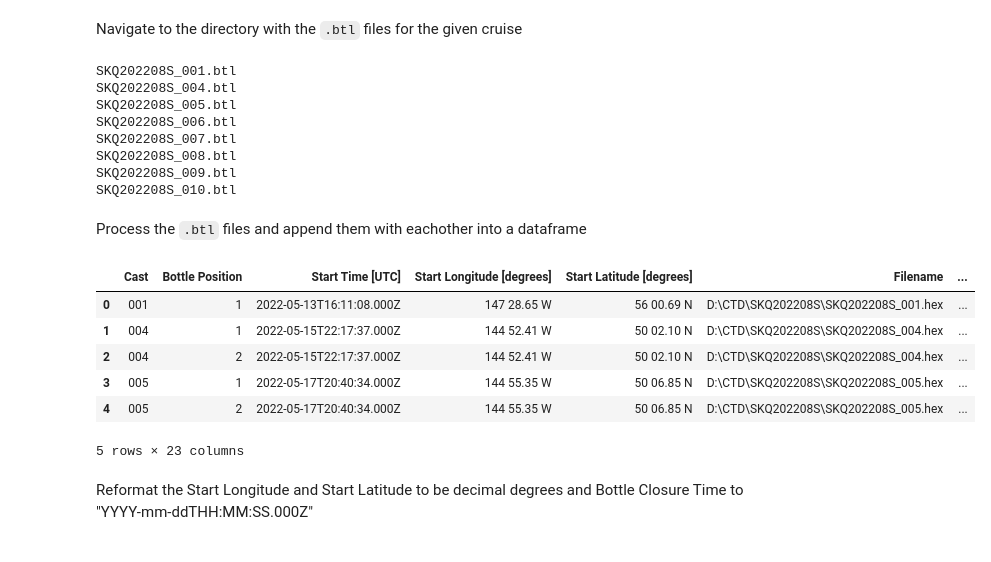
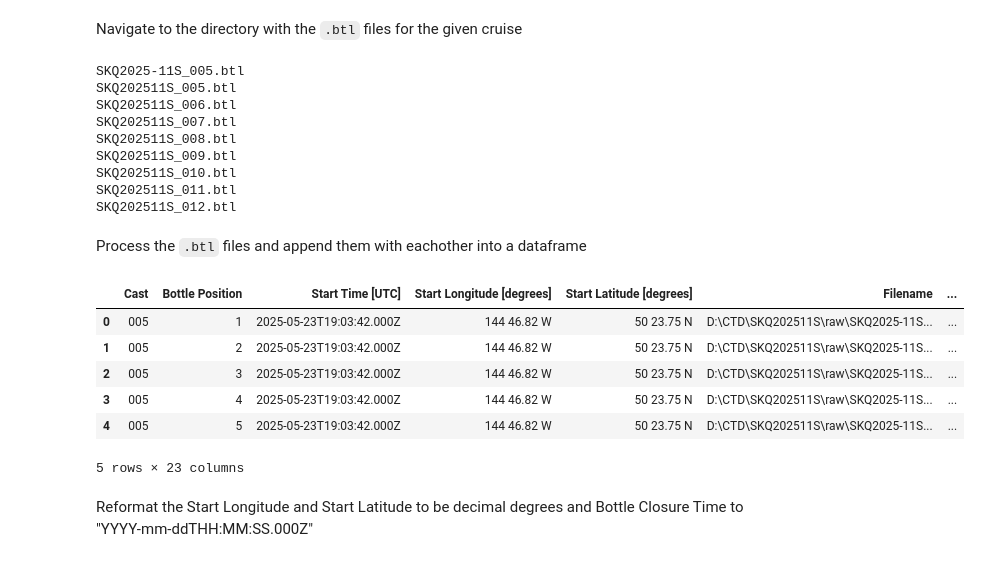
Before and after one commit to WHOIGit/ooicgsn-data-tools, a Jupyter notebook: discrete_summary_checker/example/Bottle_Processing.ipynb, the cells around one changed output. Cells and saved outputs as stored; diff of their text form; code cells hidden in the pictures.

````diff
--- a/discrete_summary_checker/example/Bottle_Processing.ipynb
+++ b/discrete_summary_checker/example/Bottle_Processing.ipynb
@@ -44,7 +44,7 @@ class Cast():
         hdr = {}
         for line in header:
             if 'nmea utc' in line.lower():
-                start_time = pd.to_datetime(re.split('= |\[', line)[1])
+                start_time = pd.to_datetime(re.split('= |\\[', line)[1])
                 hdr.update({'Start Time [UTC]': start_time.strftime('%Y-%m-%dT%H:%M:%S.000Z')})
             elif 'filename' in line.lower():
                 hex_name = re.split('=', line)[1].strip()
@@ -188,59 +188,60 @@ sbe_name_map.head()
 # %% [markdown]
 Navigate to the directory with the ```.btl``` files for the given cruise
 # %%
-BTLDIR = "/media/areed/Windows/Users/areed/Documents/OOI/Cruises/Papa-09/raw/SKQ202208S/"
+BTLDIR = "C:/Users/areed/Documents/OOI/Ship_Data/Papa-12/ctd/raw/"
 # %%
 for file in sorted(os.listdir(BTLDIR)):
     if file.endswith(".btl"):
         print(file)
 # %% [output]
-SKQ202208S_001.btl
-SKQ202208S_004.btl
-SKQ202208S_005.btl
-SKQ202208S_006.btl
-SKQ202208S_007.btl
-SKQ202208S_008.btl
-SKQ202208S_009.btl
-SKQ202208S_010.btl
+SKQ2025-11S_005.btl
+SKQ202511S_005.btl
+SKQ202511S_006.btl
+SKQ202511S_007.btl
+SKQ202511S_008.btl
+SKQ202511S_009.btl
+SKQ202511S_010.btl
+SKQ202511S_011.btl
+SKQ202511S_012.btl
 # %% [markdown]
 Process the ```.btl``` files and append them with eachother into a dataframe
 # %%
 Bottles = pd.DataFrame()
 
 for file in sorted(os.listdir(BTLDIR)):
     if file.endswith(".btl"):
         # Get the cast number from the file name
         cast_no = file[file.find(".")-3:file.find(".")]
         try:
             cast_no = int(cast_no)
         except ValueError:
             cast_no = cast_no.lstrip("0")
 
         # Initialize the CTD Cast object
         cast = Cast(cast_no)
 
         # Parse the cast data
         cast.parse_cast(BTLDIR+"/"+file)
 
         # Add in the cast number
         df = pd.DataFrame(cast.data)
 
         for key, item in cast.header.items():
             df.insert(1, key, item)
 
         df.insert(0, "Cast", cast.cast_number.zfill(3))
 
         # Save the results in a dataframe
-        Bottles = Bottles.append(df, ignore_index=True)
+        Bottles = pd.concat([Bottles, df], ignore_index=True)
 
 Bottles.head()
 # %% [output]
 |  | Cast | Bottle Position | Start Time [UTC] | Start Longitude [degrees] | Start Latitude [degrees] | Filename | ... |
-| 0 | 001 | 1 | 2022-05-13T16:11:08.000Z | 147 28.65 W | 56 00.69 N | D:\CTD\SKQ202208S\SKQ202208S_001.hex | ... |
-| 1 | 004 | 1 | 2022-05-15T22:17:37.000Z | 144 52.41 W | 50 02.10 N | D:\CTD\SKQ202208S\SKQ202208S_004.hex | ... |
-| 2 | 004 | 2 | 2022-05-15T22:17:37.000Z | 144 52.41 W | 50 02.10 N | D:\CTD\SKQ202208S\SKQ202208S_004.hex | ... |
-| 3 | 005 | 1 | 2022-05-17T20:40:34.000Z | 144 55.35 W | 50 06.85 N | D:\CTD\SKQ202208S\SKQ202208S_005.hex | ... |
-| 4 | 005 | 2 | 2022-05-17T20:40:34.000Z | 144 55.35 W | 50 06.85 N | D:\CTD\SKQ202208S\SKQ202208S_005.hex | ... |
+| 0 | 005 | 1 | 2025-05-23T19:03:42.000Z | 144 46.82 W | 50 23.75 N | D:\CTD\SKQ202511S\raw\SKQ2025-11S... | ... |
+| 1 | 005 | 2 | 2025-05-23T19:03:42.000Z | 144 46.82 W | 50 23.75 N | D:\CTD\SKQ202511S\raw\SKQ2025-11S... | ... |
+| 2 | 005 | 3 | 2025-05-23T19:03:42.000Z | 144 46.82 W | 50 23.75 N | D:\CTD\SKQ202511S\raw\SKQ2025-11S... | ... |
+| 3 | 005 | 4 | 2025-05-23T19:03:42.000Z | 144 46.82 W | 50 23.75 N | D:\CTD\SKQ202511S\raw\SKQ2025-11S... | ... |
+| 4 | 005 | 5 | 2025-05-23T19:03:42.000Z | 144 46.82 W | 50 23.75 N | D:\CTD\SKQ202511S\raw\SKQ2025-11S... | ... |
 5 rows × 23 columns
 # %% [markdown]
 Reformat the Start Longitude and Start Latitude to be decimal degrees and Bottle Closure Time to "YYYY-mm-ddTHH:MM:SS.000Z"
````
Also changed, not shown: parts of 3 cells of this notebook, 21 other files.
